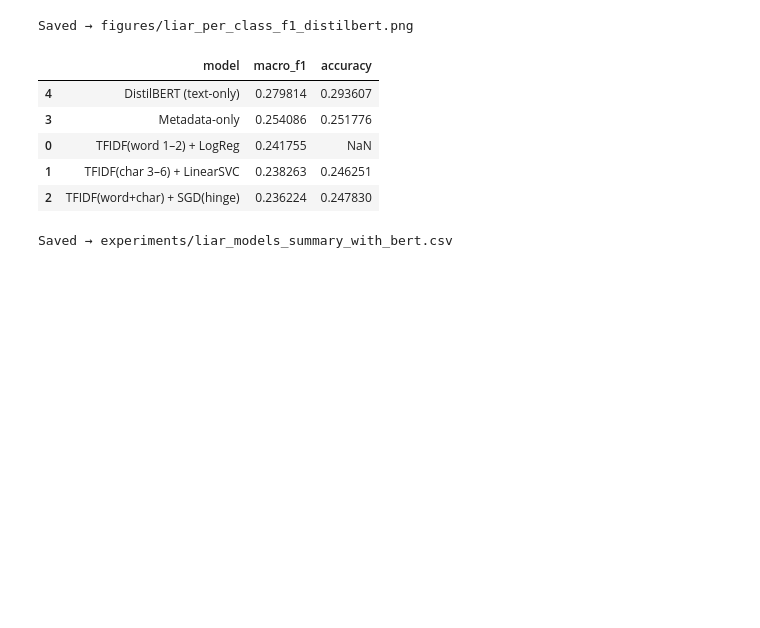
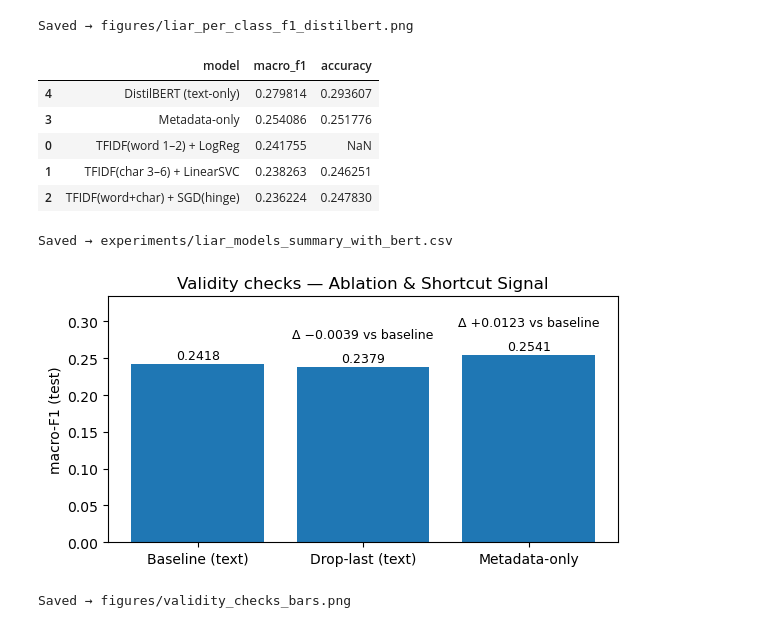
Before and after one commit to aleksandarnn/fake-news-detection-group2, a Jupyter notebook: NLP_Project.ipynb, the cells around one changed output. Saved outputs shown, nothing was run; the diff lists cells and outputs as text; code cells hidden in the pictures; blank space fills up the shorter version.

Commit message:
Potential plots for the poster session at the end

```diff
--- a/NLP_Project.ipynb
+++ b/NLP_Project.ipynb
@@ -763,3 +763,51 @@ print("Saved → experiments/liar_models_summary_with_bert.csv")
 | 1 | TFIDF(char 3–6) + LinearSVC | 0.238263 | 0.246251 |
 | 2 | TFIDF(word+char) + SGD(hinge) | 0.236224 | 0.247830 |
 Saved → experiments/liar_models_summary_with_bert.csv
+# %%
+# === Figure F — Validity checks (Ablation deltas) ===
+# Baseline (text-only LogReg), Drop-last-sentence (text-only), and Metadata-only.
+# We annotate Δ vs baseline to show robustness and shortcut signal.
+
+import os
+import matplotlib.pyplot as plt
+
+os.makedirs("figures", exist_ok=True)
+
+# --- Put YOUR measured numbers here (from earlier runs) ---
+baseline_f1     = 0.2418  # TF-IDF(word 1–2) + LogReg (text-only)
+drop_last_f1    = 0.2379  # same model after removing the last sentence in train+test
+metadata_only_f1= 0.2541  # metadata-only baseline (no statement text)
+
+labels = ["Baseline (text)", "Drop-last (text)", "Metadata-only"]
+vals   = [baseline_f1,        drop_last_f1,        metadata_only_f1]
+
+# Deltas vs baseline
+deltas = [0.0,
+          drop_last_f1 - baseline_f1,
+          metadata_only_f1 - baseline_f1]
+
+plt.figure(figsize=(6,3.2))
+bars = plt.bar(labels, vals)  # default colors (poster-friendly)
+
+plt.ylabel("macro-F1 (test)")
+plt.title("Validity checks — Ablation & Shortcut Signal")
+
+# Annotate bar heights and Δ vs baseline
+for i, (b, v, d) in enumerate(zip(bars, vals, deltas)):
+    h = b.get_height()
+    plt.text(b.get_x() + b.get_width()/2, h + 0.003, f"{v:.4f}",
+             ha="center", va="bottom", fontsize=9)
+    if i > 0:  # show deltas for Drop-last & Metadata-only
+        sign = "+" if d >= 0 else "−"
+        plt.text(b.get_x() + b.get_width()/2, h + 0.035, f"Δ {sign}{abs(d):.4f} vs baseline",
+                 ha="center", va="bottom", fontsize=9)
+
+plt.ylim(0, max(vals) + 0.08)
+plt.tight_layout()
+plt.savefig("figures/validity_checks_bars.png", dpi=300)
+plt.show()
+
+print("Saved → figures/validity_checks_bars.png")
+# %% [output]
+[figure, added]
+Saved → figures/validity_checks_bars.png
```
Also changed, not shown: parts of 4 cells of this notebook.
